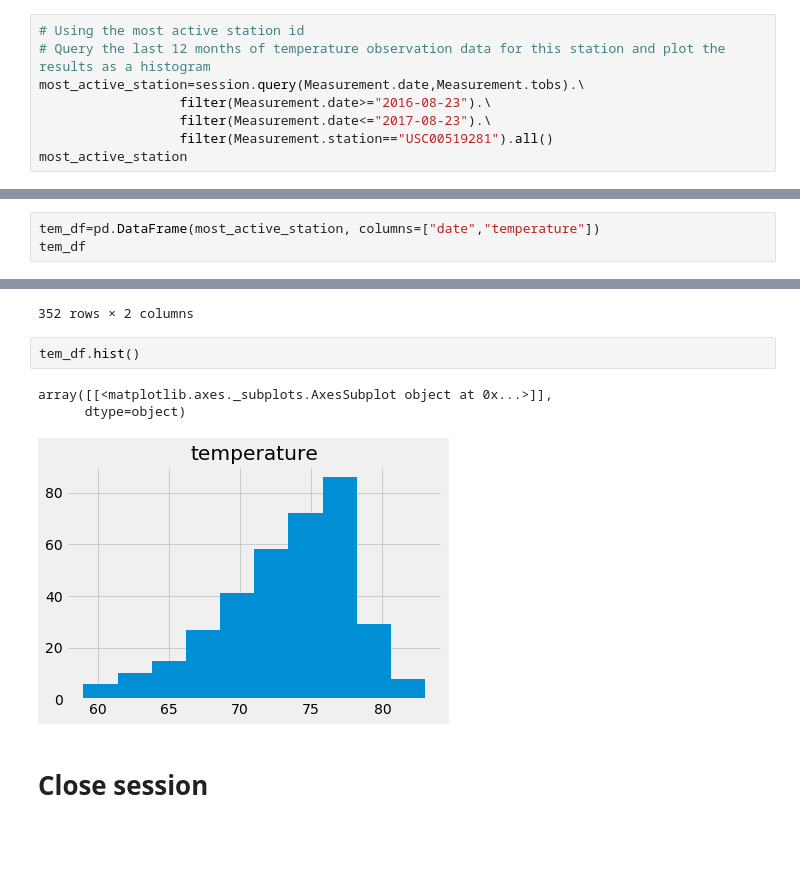
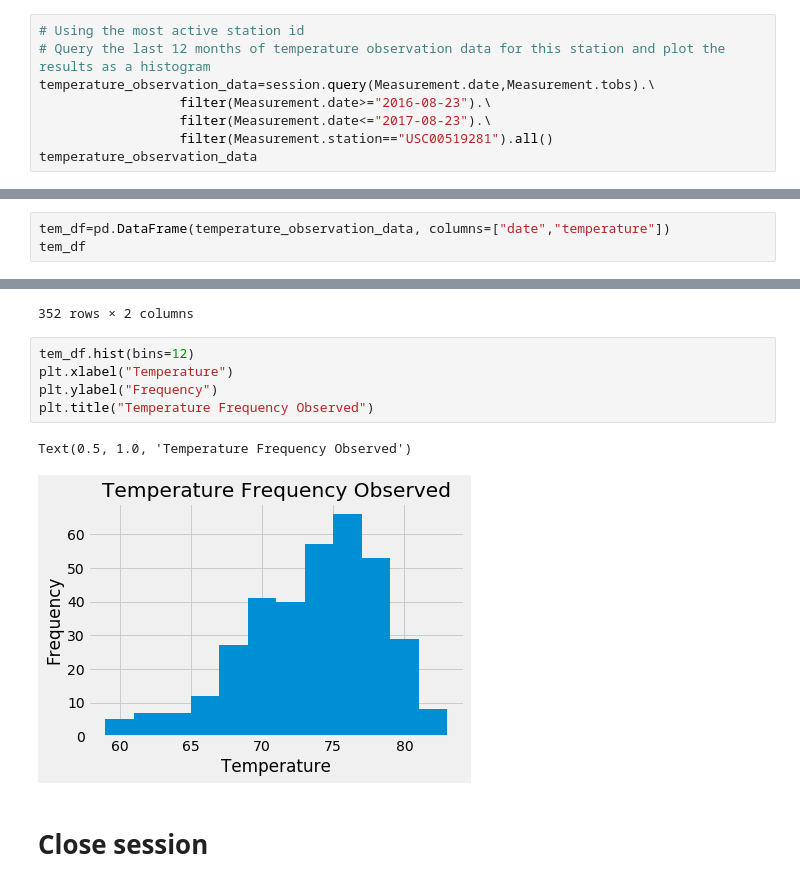
Before and after one commit to haiyun508/Data-Storage-and-Retrieval-from-SQL-Database, a Jupyter notebook: surfs_up.ipynb, the cells around one changed output, grey strips where cells are left out. Saved outputs shown, nothing was run; the diff lists cells and outputs as text; blank space fills up the shorter version.

```diff
--- a/surfs_up.ipynb
+++ b/surfs_up.ipynb
@@ -190,11 +164,11 @@ print(average_temperature)
 # %%
 # Using the most active station id
 # Query the last 12 months of temperature observation data for this station and plot the results as a histogram
-most_active_station=session.query(Measurement.date,Measurement.tobs).\
+temperature_observation_data=session.query(Measurement.date,Measurement.tobs).\
                   filter(Measurement.date>="2016-08-23").\
                   filter(Measurement.date<="2017-08-23").\
                   filter(Measurement.station=="USC00519281").all()
-most_active_station
+temperature_observation_data
 # %% [output]
 [('2016-08-23', 77.0),
  ('2016-08-24', 77.0),
@@ -214,7 +188,7 @@ most_active_station
  ('2017-08-17', 76.0),
  ('2017-08-18', 79.0)]
 # %%
-tem_df=pd.DataFrame(most_active_station, columns=["date","temperature"])
+tem_df=pd.DataFrame(temperature_observation_data, columns=["date","temperature"])
 tem_df
 # %% [output]
 |  | date | temperature |
@@ -230,12 +204,14 @@ tem_df
 | 350 | 2017-08-17 | 76.0 |
 | 351 | 2017-08-18 | 79.0 |
 352 rows × 2 columns
-# %%
-tem_df.hist()
-# %% [output]
-array([[<matplotlib.axes._subplots.AxesSubplot object at 0x...>]],
-      dtype=object)
-[figure, removed]
+# %%
+tem_df.hist(bins=12)
+plt.xlabel("Temperature")
+plt.ylabel("Frequency")
+plt.title("Temperature Frequency Observed")
+# %% [output]
+Text(0.5, 1.0, 'Temperature Frequency Observed')
+[figure, added]
 # %% [markdown]
 # Close session
 # %%
```
Also changed, not shown: parts of 6 cells of this notebook, 6 other files.
